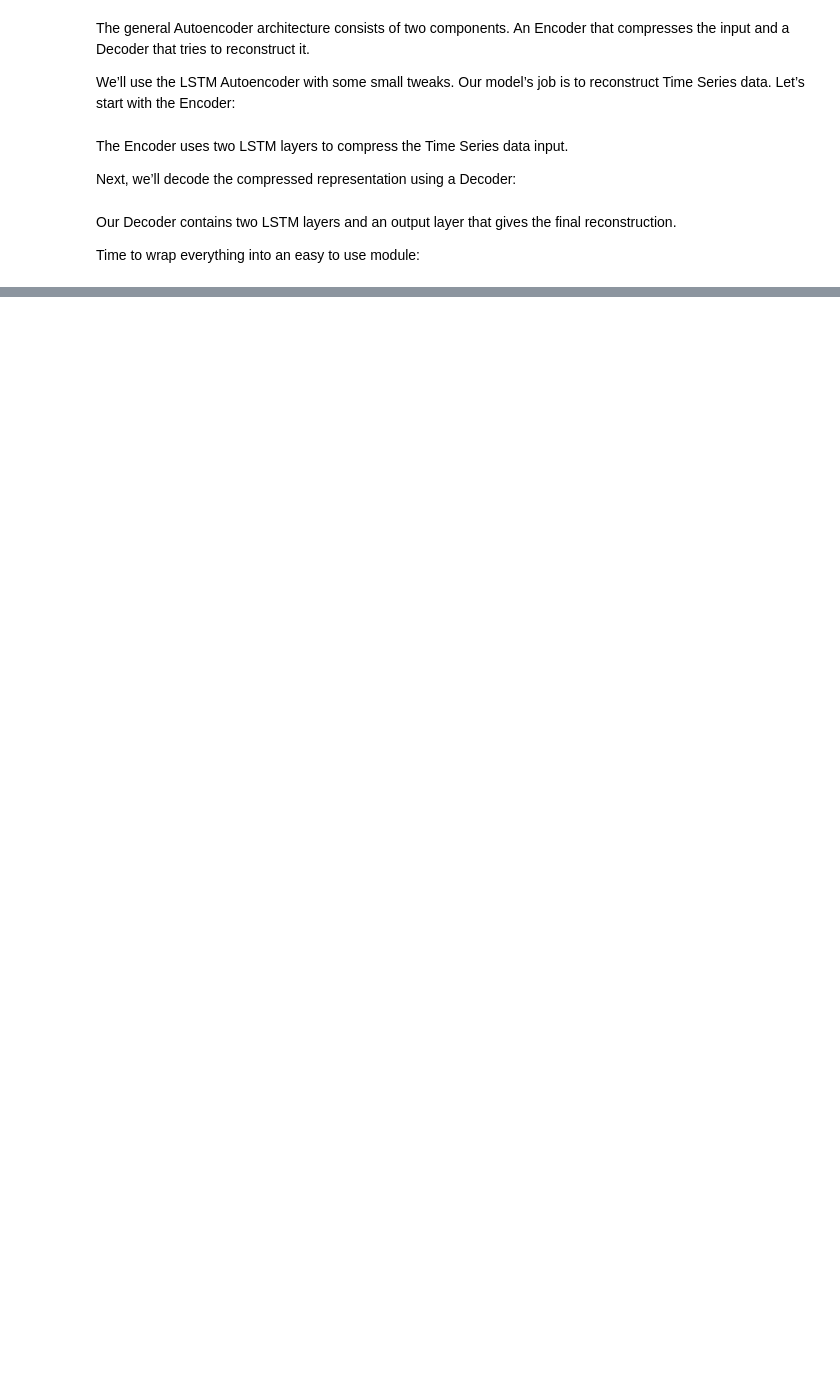
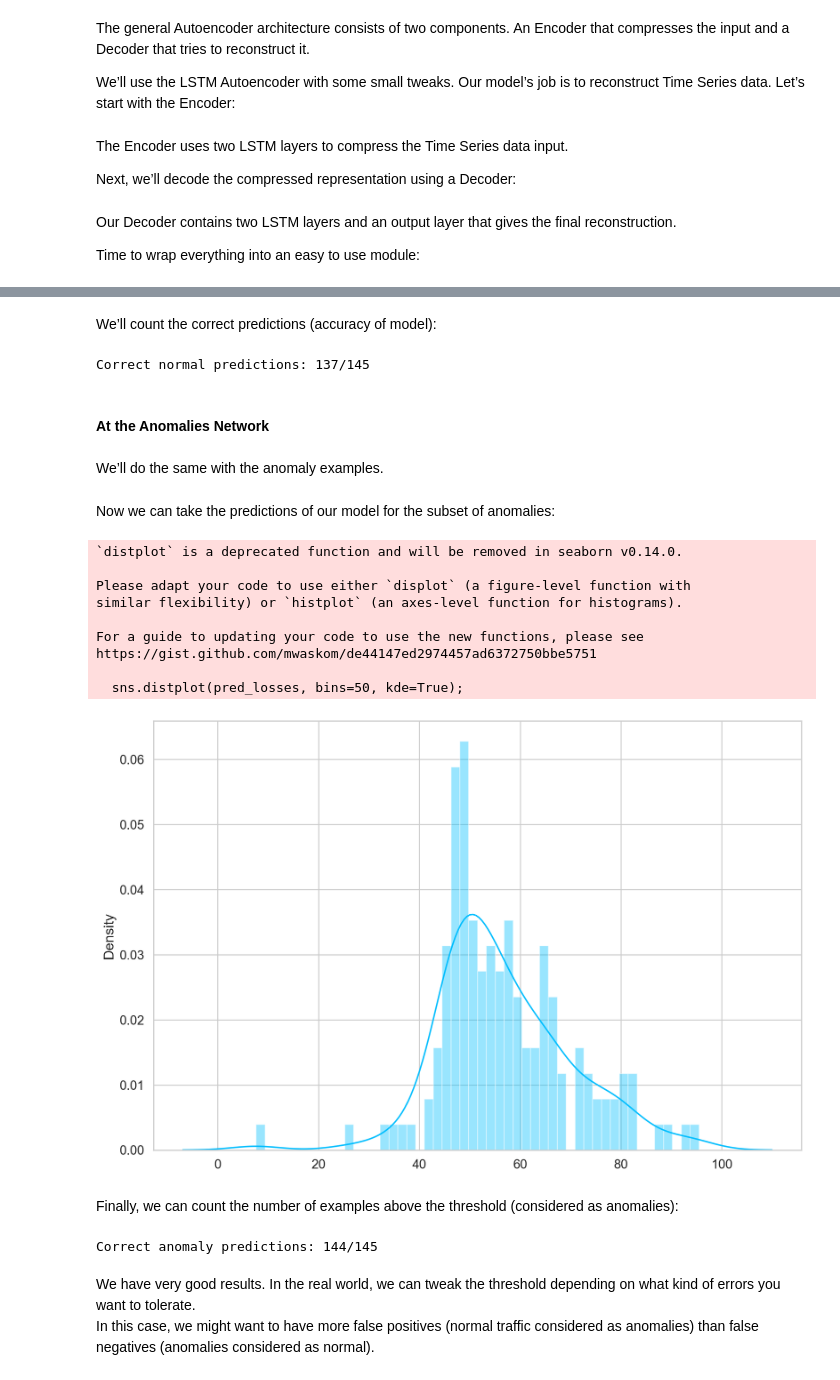
Before and after one commit to pamuditha/icbt-msc-ds-rus50-8181, a Jupyter notebook: Network_Anommaly_data_analysis.ipynb, the cells around one changed output, grey strips where cells are left out. Drawn from its saved outputs; the diff is of its cells as text; code cells hidden in the pictures; blank space fills up the shorter version.

```diff
--- a/Network_Anommaly_data_analysis.ipynb
+++ b/Network_Anommaly_data_analysis.ipynb
@@ -295,0 +464,38 @@ class RecurrentAutoencoder(nn.Module):
+# %% [markdown]
+We’ll count the correct predictions (accuracy of model):
+# %%
+correct = sum(l <= THRESHOLD for l in pred_losses)
+print(f'Correct normal predictions: {correct}/{len(test_normal_dataset)}')
+# %% [output]
+Correct normal predictions: 137/145
+# %% [markdown]
+#### At the Anomalies Network
+# %% [markdown]
+We’ll do the same with the anomaly examples.
+# %%
+anomaly_dataset = test_anomaly_dataset[:len(test_normal_dataset)]
+# %% [markdown]
+Now we can take the predictions of our model for the subset of anomalies:
+# %%
+predictions, pred_losses = predict(model, anomaly_dataset)
+sns.distplot(pred_losses, bins=50, kde=True);
+# %% [output]
+`distplot` is a deprecated function and will be removed in seaborn v0.14.0.
+
+Please adapt your code to use either `displot` (a figure-level function with
+similar flexibility) or `histplot` (an axes-level function for histograms).
+
+For a guide to updating your code to use the new functions, please see
+https://gist.github.com/mwaskom/de44147ed2974457ad6372750bbe5751
+
+  sns.distplot(pred_losses, bins=50, kde=True);
+[figure, added]
+# %% [markdown]
+Finally, we can count the number of examples above the threshold (considered as anomalies):
+# %%
+correct = sum(l > THRESHOLD for l in pred_losses)
+print(f'Correct anomaly predictions: {correct}/{len(anomaly_dataset)}')
+# %% [output]
+Correct anomaly predictions: 144/145
+# %% [markdown]
+We have very good results. In the real world, we can tweak the threshold depending on what kind of errors you want to tolerate. <br>In this case, we might want to have more false positives (normal traffic considered as anomalies) than false negatives (anomalies considered as normal).
```
Also changed, not shown: parts of 26 cells of this notebook.
